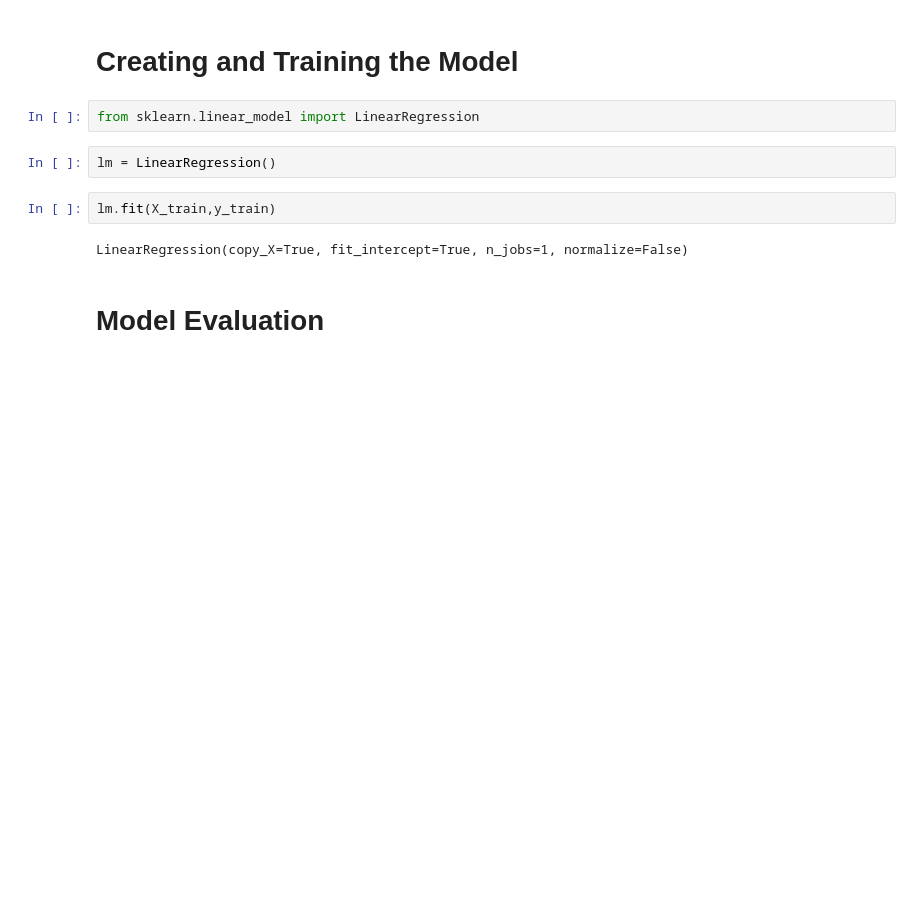
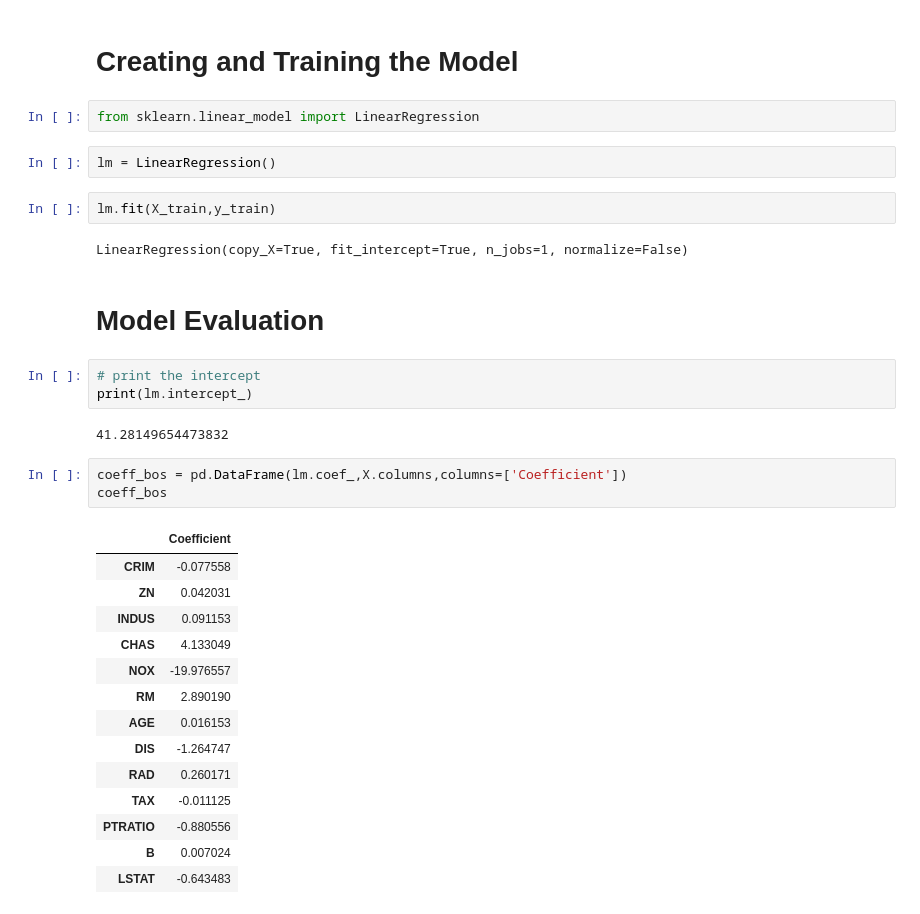
Before and after one commit to paauwp/BOSTONHOUSING, a Jupyter notebook: The Boston House Project.ipynb, the cells around one changed output. Saved outputs shown, nothing was run; the diff lists cells and outputs as text; blank space fills up the shorter version.

```diff
--- a/The Boston House Project.ipynb
+++ b/The Boston House Project.ipynb
@@ -122,3 +122,26 @@ lm.fit(X_train,y_train)
 LinearRegression(copy_X=True, fit_intercept=True, n_jobs=1, normalize=False)
 # %% [markdown]
 # Model Evaluation
+# %%
+# print the intercept
+print(lm.intercept_)
+# %% [output]
+41.28149654473832
+# %%
+coeff_bos = pd.DataFrame(lm.coef_,X.columns,columns=['Coefficient'])
+coeff_bos
+# %% [output]
+|  | Coefficient |
+| CRIM | -0.077558 |
+| ZN | 0.042031 |
+| INDUS | 0.091153 |
+| CHAS | 4.133049 |
+| NOX | -19.976557 |
+| RM | 2.890190 |
+| AGE | 0.016153 |
+| DIS | -1.264747 |
+| RAD | 0.260171 |
+| TAX | -0.011125 |
+| PTRATIO | -0.880556 |
+| B | 0.007024 |
+| LSTAT | -0.643483 |
```
Also changed, not shown: parts of 9 cells of this notebook.
